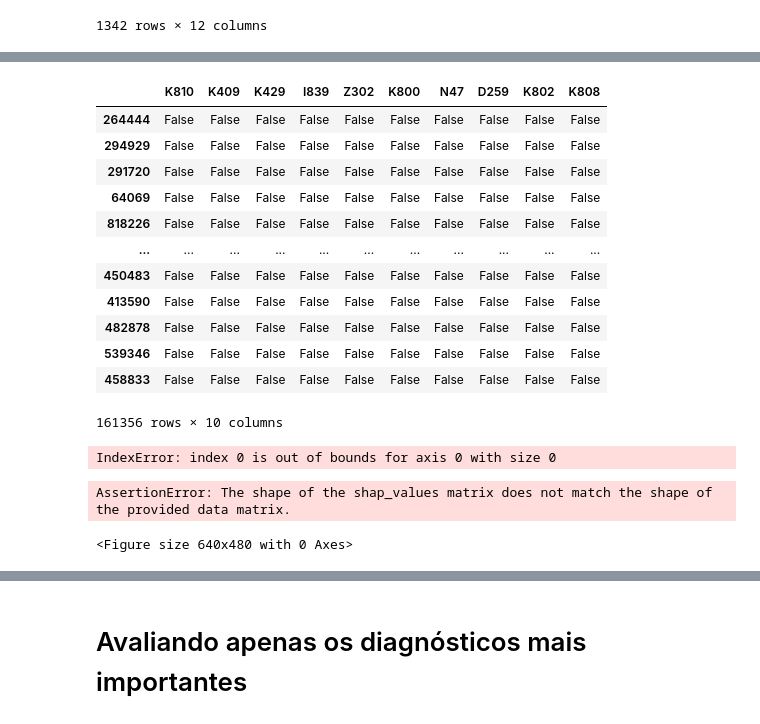
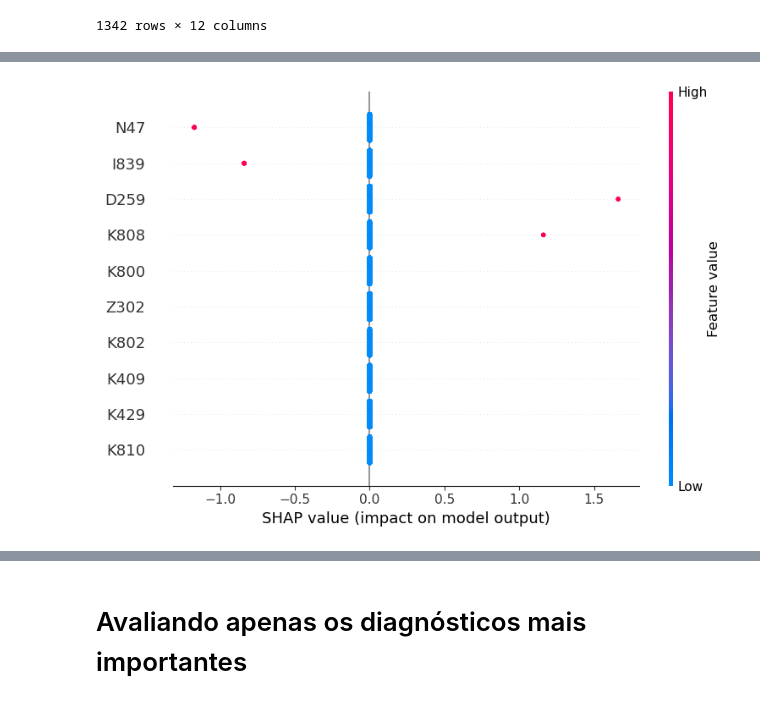
Before and after one commit to isabelcgomes/DadosMedicos, a Jupyter notebook: Treinamento.ipynb, the cells around one changed output, grey strips where cells are left out. Cells and saved outputs as stored; diff of their text form; code cells hidden in the pictures.

```diff
--- a/Treinamento.ipynb
+++ b/Treinamento.ipynb
@@ -339,26 +341,12 @@ single_split_model.score(dummies_test, y_dummies_test)
-# %%
-dummies_train
-# %% [output]
-|  | K810 | K409 | K429 | I839 | Z302 | K800 | N47 | D259 | K802 | K808 |
-| 264444 | False | False | False | False | False | False | False | False | False | False |
-| 294929 | False | False | False | False | False | False | False | False | False | False |
-| 291720 | False | False | False | False | False | False | False | False | False | False |
-| 64069 | False | False | False | False | False | False | False | False | False | False |
-| 818226 | False | False | False | False | False | False | False | False | False | False |
-| ... | ... | ... | ... | ... | ... | ... | ... | ... | ... | ... |
-| 450483 | False | False | False | False | False | False | False | False | False | False |
-| 413590 | False | False | False | False | False | False | False | False | False | False |
-| 482878 | False | False | False | False | False | False | False | False | False | False |
-| 539346 | False | False | False | False | False | False | False | False | False | False |
-| 458833 | False | False | False | False | False | False | False | False | False | False |
-161356 rows × 10 columns
-# %%
-explainer = shap.Explainer(single_split_model.predict, dummies_train)
-shap_values = explainer(dummies_train)
-# %% [output]
-IndexError: index 0 is out of bounds for axis 0 with size 0
+# %%
+from sklearn.tree import DecisionTreeRegressor
+
+single_split_model = DecisionTreeRegressor(max_depth=4)
+single_split_model.fit(dummies[diagnosticos], y)
+
+explainer = shap.Explainer(single_split_model, dummies[diagnosticos])
+shap_values = explainer(dummies[diagnosticos], check_additivity=False)
 # %%
-shap.summary_plot(shap_values, dummies_train)
+shap.summary_plot(shap_values, dummies[diagnosticos])
 # %% [output]
-AssertionError: The shape of the shap_values matrix does not match the shape of the provided data matrix.
-<Figure size 640x480 with 0 Axes>
+[figure, added]
```
Also changed, not shown: parts of 13 cells of this notebook, 3 other files.
